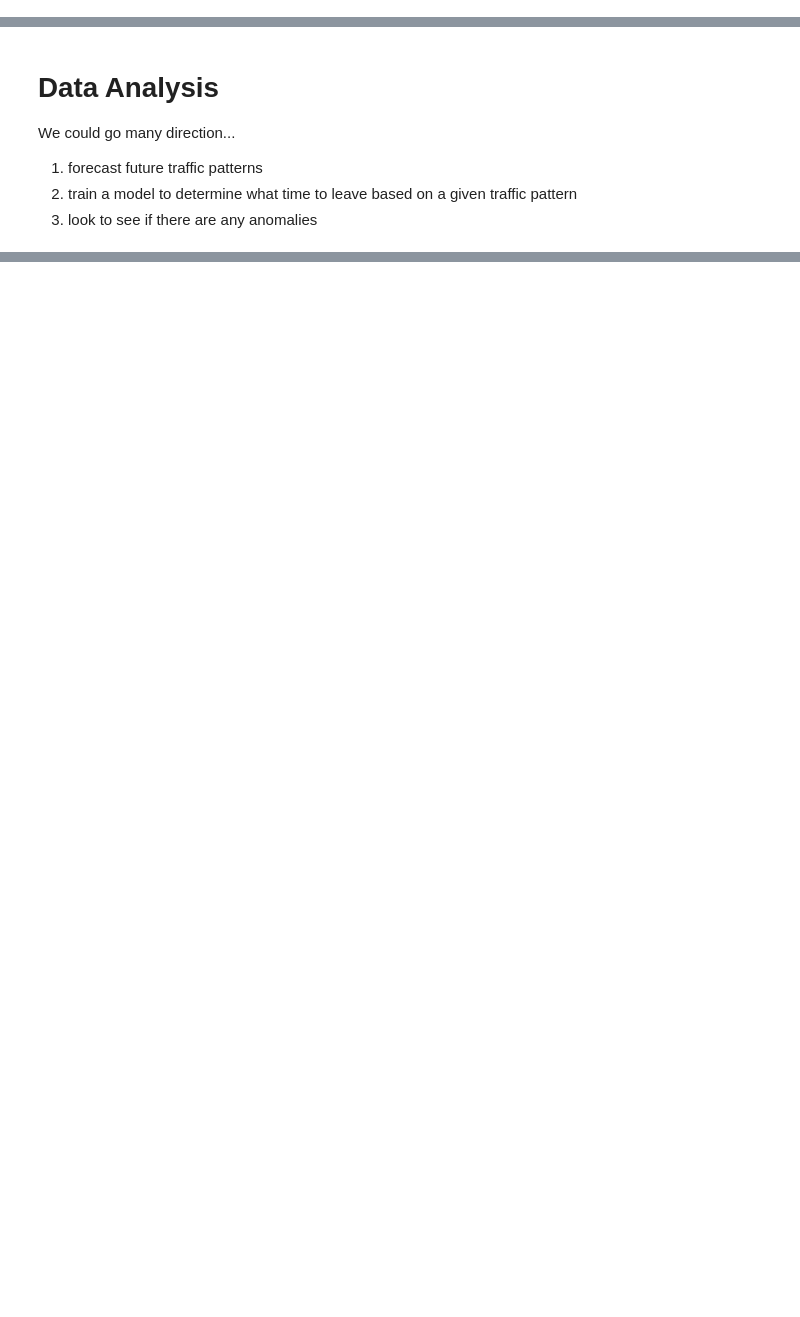
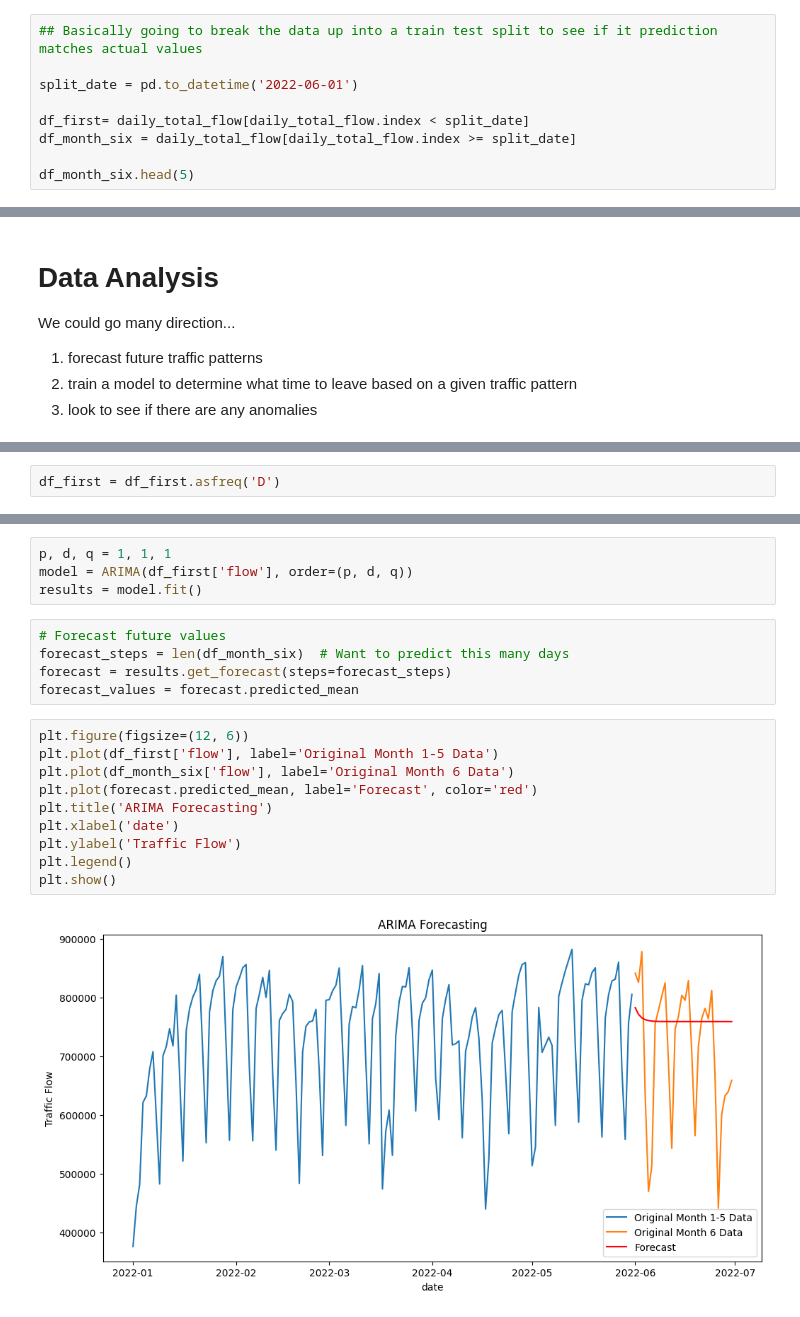
Before and after one commit to arfritzz/DataScienceProjects, a Jupyter notebook: TrafficAnalysis/traffic.ipynb, the cells around one changed output, grey strips where cells are left out. Cells and saved outputs as stored; diff of their text form; blank space fills up the shorter version.

```diff
--- a/TrafficAnalysis/traffic.ipynb
+++ b/TrafficAnalysis/traffic.ipynb
@@ -142,0 +132,9 @@ plt.show()
+# %%
+## Basically going to break the data up into a train test split to see if it prediction matches actual values
+
+split_date = pd.to_datetime('2022-06-01')
+
+df_first= daily_total_flow[daily_total_flow.index < split_date]
+df_month_six = daily_total_flow[daily_total_flow.index >= split_date]
+
+df_month_six.head(5)
@@ -149,0 +162,2 @@ We could go many direction...
+# %%
+df_first = df_first.asfreq('D')
@@ -149,0 +174,21 @@ We could go many direction...
+# %%
+p, d, q = 1, 1, 1
+model = ARIMA(df_first['flow'], order=(p, d, q))
+results = model.fit()
+# %%
+# Forecast future values
+forecast_steps = len(df_month_six)  # Want to predict this many days
+forecast = results.get_forecast(steps=forecast_steps)
+forecast_values = forecast.predicted_mean
+# %%
+plt.figure(figsize=(12, 6))
+plt.plot(df_first['flow'], label='Original Month 1-5 Data')
+plt.plot(df_month_six['flow'], label='Original Month 6 Data')
+plt.plot(forecast.predicted_mean, label='Forecast', color='red')
+plt.title('ARIMA Forecasting')
+plt.xlabel('date')
+plt.ylabel('Traffic Flow')
+plt.legend()
+plt.show()
+# %% [output]
+[figure, added]
```
Also changed, not shown: parts of 19 cells of this notebook.
